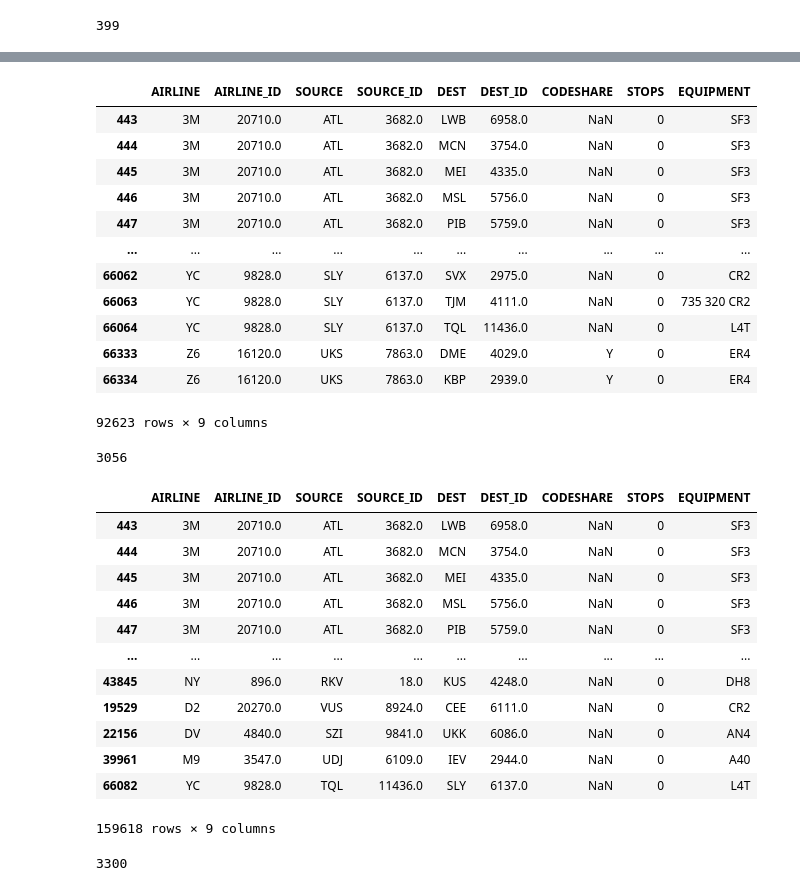
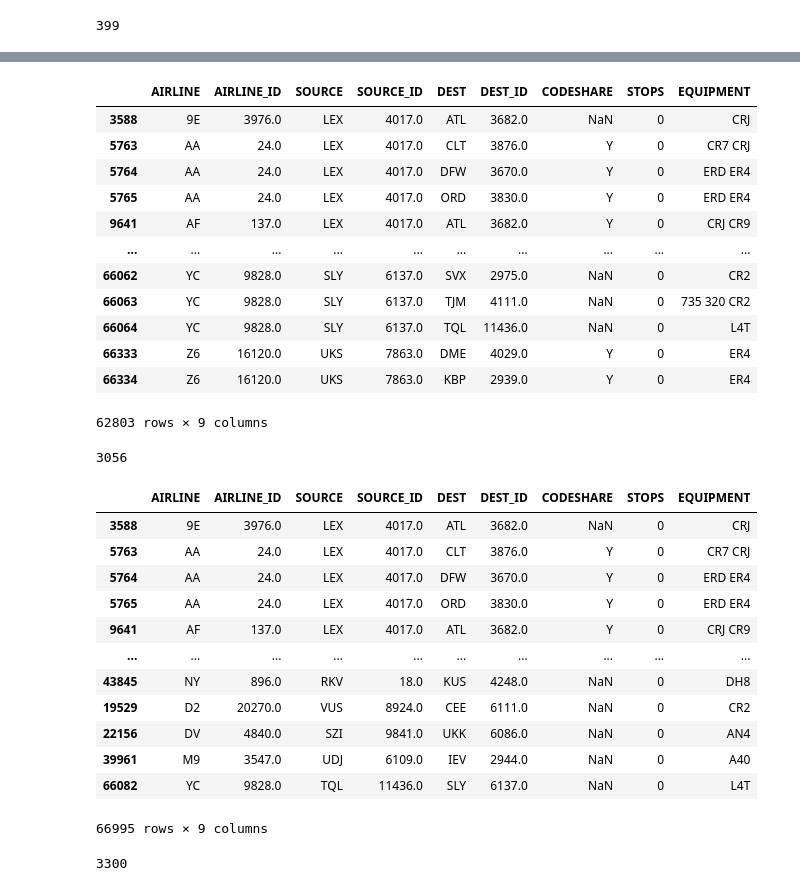
Before and after one commit to bara235/ce599, a Jupyter notebook: 07-Merging/open-flights-tutorial.ipynb, the cells around one changed output, grey strips where cells are left out. Saved outputs shown, nothing was run; the diff lists cells and outputs as text; code cells hidden in the pictures.

```diff
--- a/07-Merging/open-flights-tutorial.ipynb
+++ b/07-Merging/open-flights-tutorial.ipynb
@@ -507,9 +530,9 @@ array(['ATL', 'CLT', 'DFW', 'ORD', 'DCA', 'DTW', 'LGA', 'MSP', 'FLL',
 DEST1=lex_onetransfer["DEST"].unique()
 DEST1
 lex_onetransfer1=lex_onetransfer[0:0]
-lex_onetransfer1
 for i in range(0,len(DEST1)):
     lex_onetransfer1 =lex_onetransfer1.append(routes[(routes['SOURCE']==DEST1[i])])
+lex_onetransfer1=lex_onetransfer1.drop_duplicates()
 lex_onetransfer1
 # %% [output]
 |  | AIRLINE | AIRLINE_ID | SOURCE | SOURCE_ID | DEST | DEST_ID | CODESHARE | STOPS | EQUIPMENT |
@@ -553,9 +597,9 @@ len(DEST2)
 # %%
 DEST2=(lex_onetransfer1["DEST"].unique())
-lex_twotransfer=lex_onetransfer1
-lex_twotransfer
+lex_twotransfer=lex_onetransfer1[0:0]
 for i in range(0,len(DEST2)):
     lex_twotransfer =lex_twotransfer.append(routes[(routes['SOURCE']==DEST2[i])])
+lex_twotransfer=lex_twotransfer.drop_duplicates()
 lex_twotransfer
 # %% [output]
 |  | AIRLINE | AIRLINE_ID | SOURCE | SOURCE_ID | DEST | DEST_ID | CODESHARE | STOPS | EQUIPMENT |
@@ -580,24 +643,24 @@ len(DEST3)
 # %%
 DEST3=(lex_twotransfer["DEST"].unique())
 lex_threetransfer=lex_twotransfer
-lex_threetransfer
 for i in range(0,len(DEST3)):
     lex_threetransfer =lex_threetransfer.append(routes[(routes['SOURCE']==DEST3[i])])
+lex_threetransfer=lex_threetransfer.drop_duplicates()
 lex_threetransfer
 # %% [output]
 |  | AIRLINE | AIRLINE_ID | SOURCE | SOURCE_ID | DEST | DEST_ID | CODESHARE | STOPS | EQUIPMENT |
-| 443 | 3M | 20710.0 | ATL | 3682.0 | LWB | 6958.0 | NaN | 0 | SF3 |
-| 444 | 3M | 20710.0 | ATL | 3682.0 | MCN | 3754.0 | NaN | 0 | SF3 |
-| 445 | 3M | 20710.0 | ATL | 3682.0 | MEI | 4335.0 | NaN | 0 | SF3 |
-| 446 | 3M | 20710.0 | ATL | 3682.0 | MSL | 5756.0 | NaN | 0 | SF3 |
-| 447 | 3M | 20710.0 | ATL | 3682.0 | PIB | 5759.0 | NaN | 0 | SF3 |
+| 3588 | 9E | 3976.0 | LEX | 4017.0 | ATL | 3682.0 | NaN | 0 | CRJ |
+| 5763 | AA | 24.0 | LEX | 4017.0 | CLT | 3876.0 | Y | 0 | CR7 CRJ |
+| 5764 | AA | 24.0 | LEX | 4017.0 | DFW | 3670.0 | Y | 0 | ERD ER4 |
+| 5765 | AA | 24.0 | LEX | 4017.0 | ORD | 3830.0 | Y | 0 | ERD ER4 |
+| 9641 | AF | 137.0 | LEX | 4017.0 | ATL | 3682.0 | Y | 0 | CRJ CR9 |
 | ... | ... | ... | ... | ... | ... | ... | ... | ... | ... |
 | 66062 | YC | 9828.0 | SLY | 6137.0 | SVX | 2975.0 | NaN | 0 | CR2 |
 | 66063 | YC | 9828.0 | SLY | 6137.0 | TJM | 4111.0 | NaN | 0 | 735 320 CR2 |
 | 66064 | YC | 9828.0 | SLY | 6137.0 | TQL | 11436.0 | NaN | 0 | L4T |
 | 66333 | Z6 | 16120.0 | UKS | 7863.0 | DME | 4029.0 | Y | 0 | ER4 |
 | 66334 | Z6 | 16120.0 | UKS | 7863.0 | KBP | 2939.0 | Y | 0 | ER4 |
-92623 rows × 9 columns
+62803 rows × 9 columns
 # %%
 DEST4=(lex_threetransfer["DEST"].unique())
 DEST4
@@ -610,21 +673,22 @@ lex_fourtransfer=lex_threetransfer
 lex_fourtransfer
 for i in range(0,len(DEST4)):
     lex_fourtransfer =lex_fourtransfer.append(routes[(routes['SOURCE']==DEST4[i])])
+lex_fourtransfer=lex_fourtransfer.drop_duplicates()
 lex_fourtransfer
 # %% [output]
 |  | AIRLINE | AIRLINE_ID | SOURCE | SOURCE_ID | DEST | DEST_ID | CODESHARE | STOPS | EQUIPMENT |
-| 443 | 3M | 20710.0 | ATL | 3682.0 | LWB | 6958.0 | NaN | 0 | SF3 |
-| 444 | 3M | 20710.0 | ATL | 3682.0 | MCN | 3754.0 | NaN | 0 | SF3 |
-| 445 | 3M | 20710.0 | ATL | 3682.0 | MEI | 4335.0 | NaN | 0 | SF3 |
-| 446 | 3M | 20710.0 | ATL | 3682.0 | MSL | 5756.0 | NaN | 0 | SF3 |
-| 447 | 3M | 20710.0 | ATL | 3682.0 | PIB | 5759.0 | NaN | 0 | SF3 |
+| 3588 | 9E | 3976.0 | LEX | 4017.0 | ATL | 3682.0 | NaN | 0 | CRJ |
+| 5763 | AA | 24.0 | LEX | 4017.0 | CLT | 3876.0 | Y | 0 | CR7 CRJ |
+| 5764 | AA | 24.0 | LEX | 4017.0 | DFW | 3670.0 | Y | 0 | ERD ER4 |
+| 5765 | AA | 24.0 | LEX | 4017.0 | ORD | 3830.0 | Y | 0 | ERD ER4 |
+| 9641 | AF | 137.0 | LEX | 4017.0 | ATL | 3682.0 | Y | 0 | CRJ CR9 |
 | ... | ... | ... | ... | ... | ... | ... | ... | ... | ... |
 | 43845 | NY | 896.0 | RKV | 18.0 | KUS | 4248.0 | NaN | 0 | DH8 |
 | 19529 | D2 | 20270.0 | VUS | 8924.0 | CEE | 6111.0 | NaN | 0 | CR2 |
 | 22156 | DV | 4840.0 | SZI | 9841.0 | UKK | 6086.0 | NaN | 0 | AN4 |
 | 39961 | M9 | 3547.0 | UDJ | 6109.0 | IEV | 2944.0 | NaN | 0 | A40 |
 | 66082 | YC | 9828.0 | TQL | 11436.0 | SLY | 6137.0 | NaN | 0 | L4T |
-159618 rows × 9 columns
+66995 rows × 9 columns
 # %%
 DEST5=(lex_fourtransfer["DEST"].unique())
 DEST5
```
Also changed, not shown: parts of 17 cells of this notebook, 7 other files.
